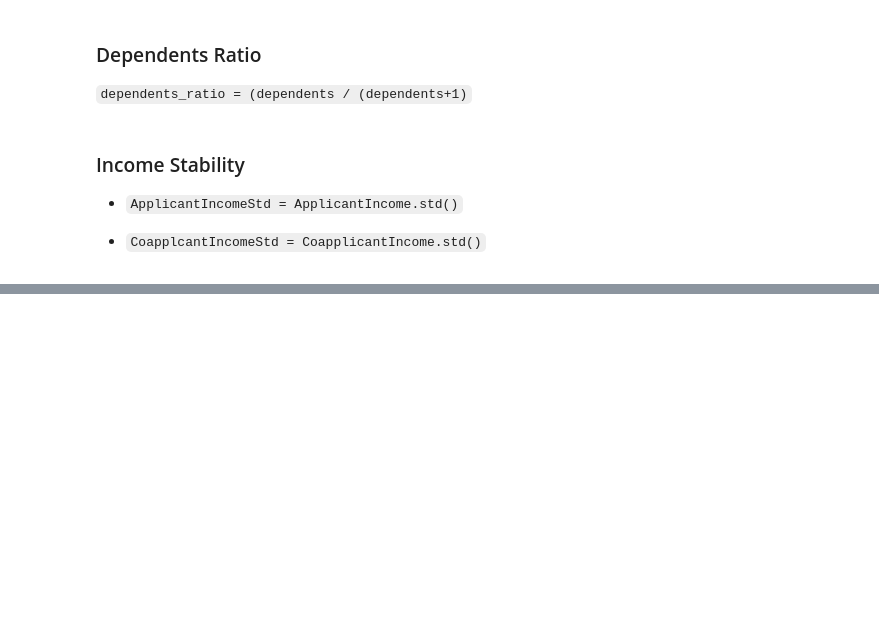
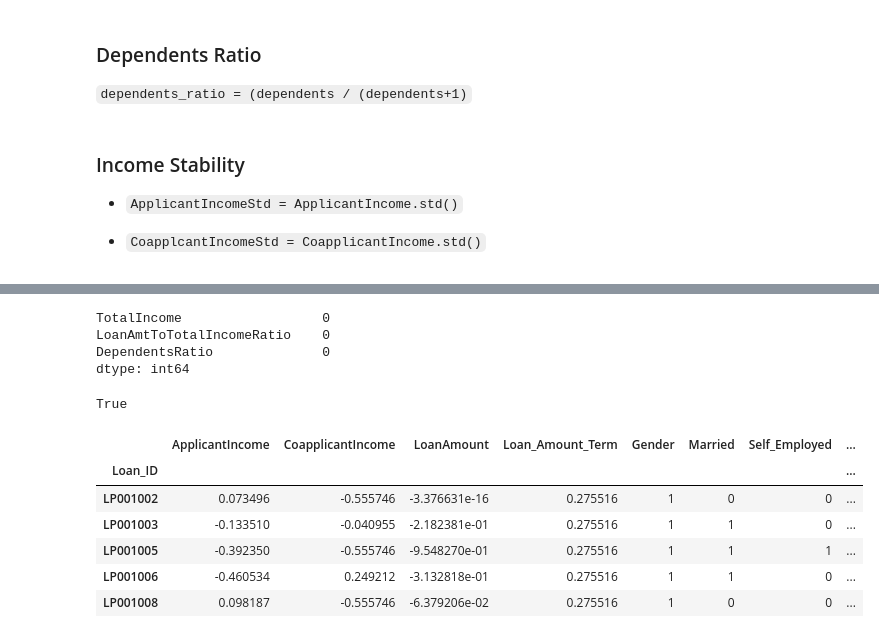
Before and after one commit to AnuOluwatomiwa/explainable-ai-credit-risk-assessment-project, a Jupyter notebook: documentation/feauture.ipynb, the cells around one changed output, grey strips where cells are left out. Drawn from its saved outputs; the diff is of its cells as text; code cells hidden in the pictures; blank space fills up the shorter version.

```diff
--- a/documentation/feauture.ipynb
+++ b/documentation/feauture.ipynb
@@ -108,3 +128,24 @@ new_columns_scaled_df = pd.DataFrame(data = new_columns_scaled, index = new_colu
+# %%
+new_columns_scaled_df.isna().sum()
+# %% [output]
+TotalIncome                  0
+LoanAmtToTotalIncomeRatio    0
+DependentsRatio              0
+dtype: int64
+# %%
+all(full_df.index == new_columns_scaled_df.index)
+# %% [output]
+True
+# %%
+full_df.head()
+# %% [output]
+|  | ApplicantIncome | CoapplicantIncome | LoanAmount | Loan_Amount_Term | Gender | Married | Self_Employed | ... |
+| Loan_ID |  |  |  |  |  |  |  | ... |
+| LP001002 | 0.073496 | -0.555746 | -3.376631e-16 | 0.275516 | 1 | 0 | 0 | ... |
+| LP001003 | -0.133510 | -0.040955 | -2.182381e-01 | 0.275516 | 1 | 1 | 0 | ... |
+| LP001005 | -0.392350 | -0.555746 | -9.548270e-01 | 0.275516 | 1 | 1 | 1 | ... |
+| LP001006 | -0.460534 | 0.249212 | -3.132818e-01 | 0.275516 | 1 | 1 | 0 | ... |
+| LP001008 | 0.098187 | -0.555746 | -6.379206e-02 | 0.275516 | 1 | 0 | 0 | ... |
 # %%
 full_df_engineered = pd.concat([new_columns_scaled_df, full_df], axis = 1)
 full_df_engineered.sample(10)
```
Also changed, not shown: parts of 7 cells of this notebook, 1 other file.
